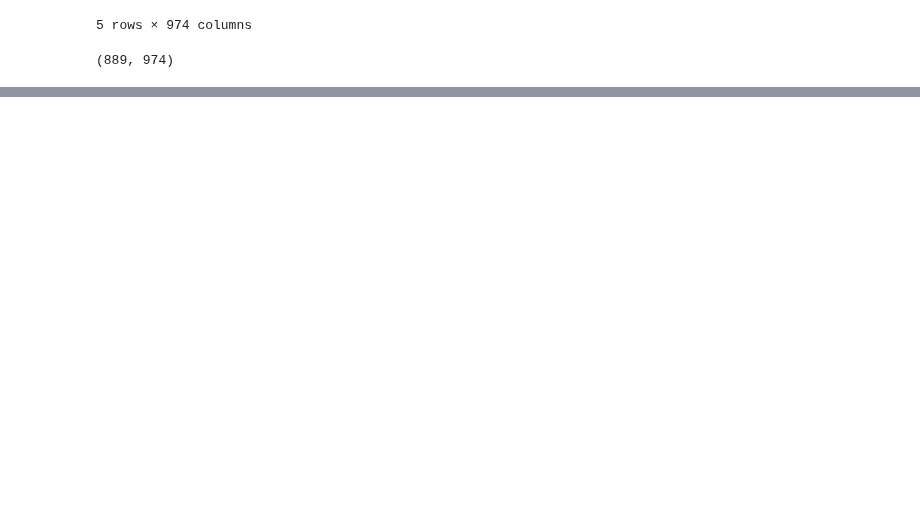
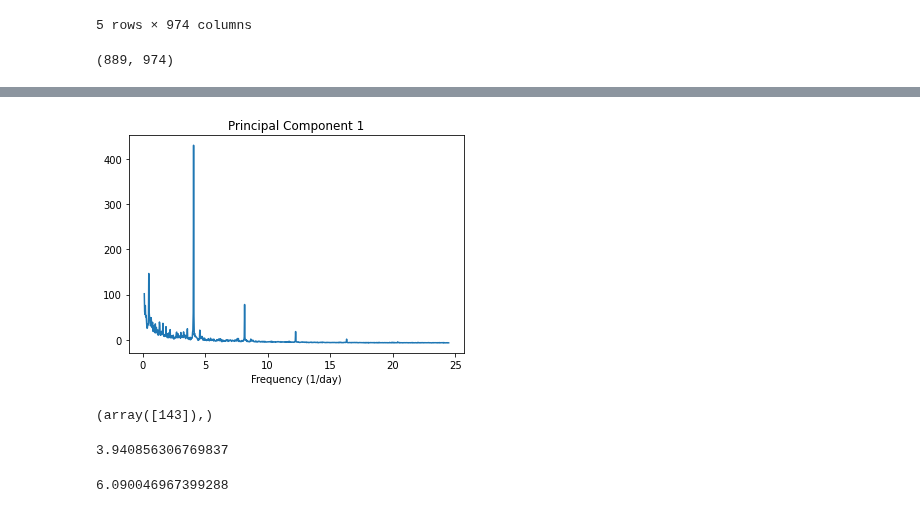
Before and after one commit to RileyWClarke/BiancoGroup, a Jupyter notebook: Notebooks/fftfilter2.ipynb, the cells around one changed output, grey strips where cells are left out. Cells and saved outputs as stored; diff of their text form; code cells hidden in the pictures; blank space fills up the shorter version.

```diff
--- a/Notebooks/fftfilter2.ipynb
+++ b/Notebooks/fftfilter2.ipynb
@@ -610,0 +612,19 @@ ax.grid()
+# %%
+plt.plot(frequency[5:],pca_df[0])
+plt.title('Principal Component 1')
+plt.xlabel('Frequency (1/day)')
+plt.savefig('pc1.png')
+# %% [output]
+[figure, added]
+# %%
+np.where(pca_df[0] == pca_df[0].max())
+# %% [output]
+(array([143]),)
+# %%
+frequency[143]
+# %% [output]
+3.940856306769837
+# %%
+(1/frequency[143]) * 24
+# %% [output]
+6.090046967399288
```
Also changed, not shown: parts of 8 cells of this notebook.
